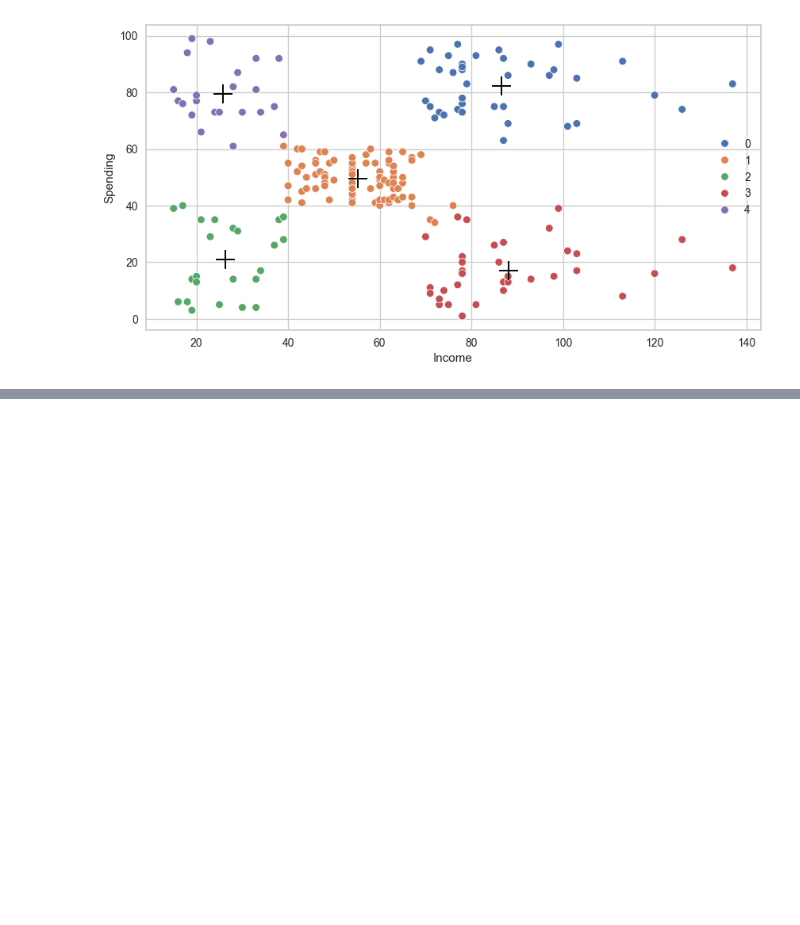
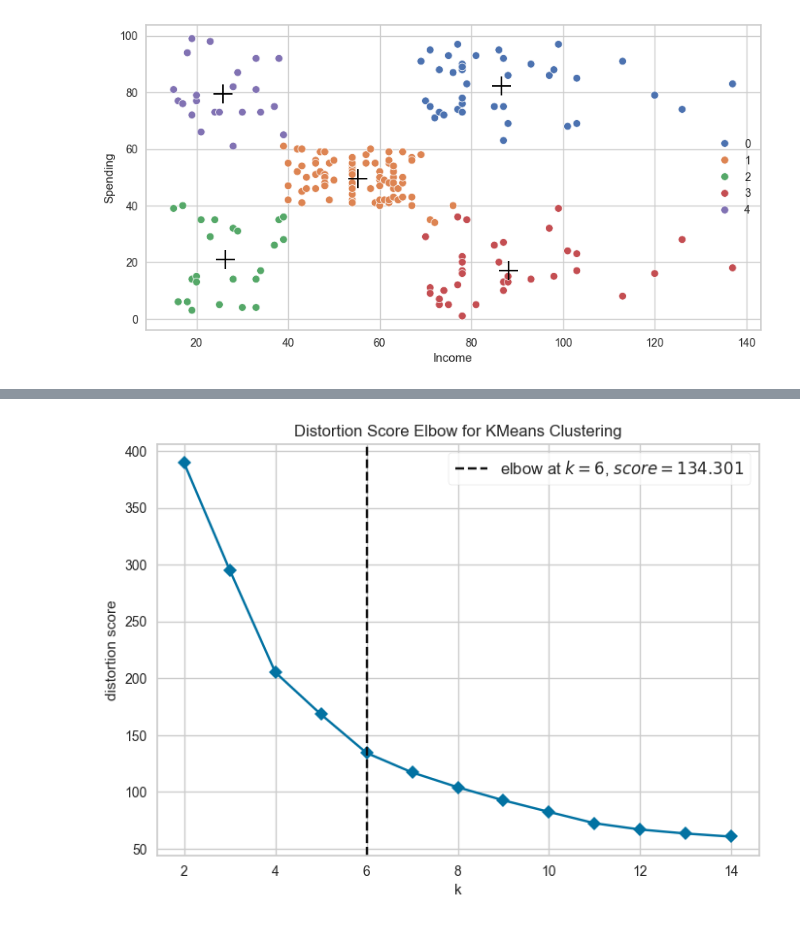
Before and after one commit to utkarshg1/Machine-Learning-11_30, a Jupyter notebook: KMeans Clustering/Kmeans.ipynb, the cells around one changed output, grey strips where cells are left out. Saved outputs shown, nothing was run; the diff lists cells and outputs as text; code cells hidden in the pictures; blank space fills up the shorter version.

Commit message:
KMeans

```diff
--- a/KMeans Clustering/Kmeans.ipynb
+++ b/KMeans Clustering/Kmeans.ipynb
@@ -330,0 +335,3 @@ plt.show()
+# %%
+X2 = df[['Age', 'Income', 'Spending']]
+X2.head()
@@ -330,0 +345,6 @@ plt.show()
+# %%
+num_pipe2 = Pipeline(steps=[('impute', SimpleImputer(strategy='median')),
+                            ('scaler', StandardScaler())]).set_output(transform='pandas')
+# %%
+X2_pre = num_pipe2.fit_transform(X2)
+X2_pre
@@ -330,0 +365,8 @@ plt.show()
+# %%
+model2 = KMeans()
+visualizer2 = KElbowVisualizer(model2, k=(2, 15), timings=False)
+visualizer2.fit(X2_pre)
+visualizer2.show()
+plt.show()
+# %% [output]
+[figure, added]
```
Also changed, not shown: parts of 11 cells of this notebook, 1 other file.
